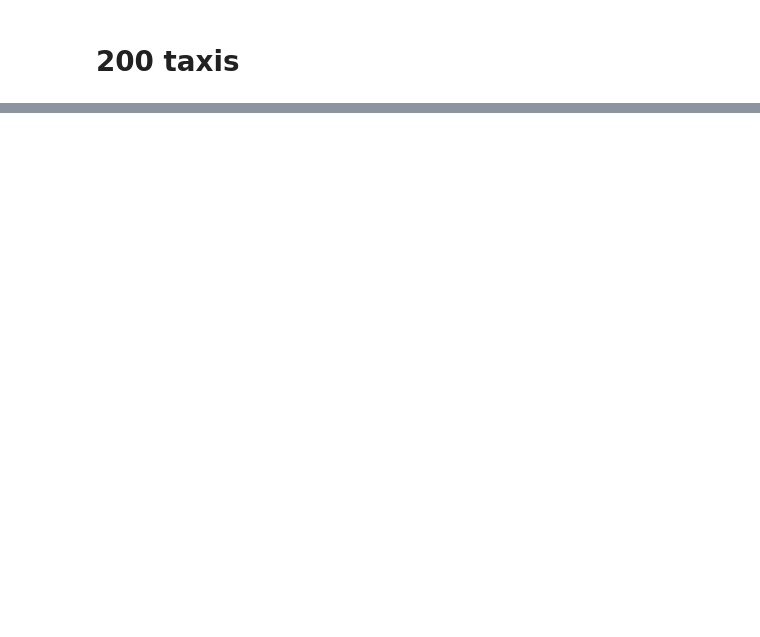
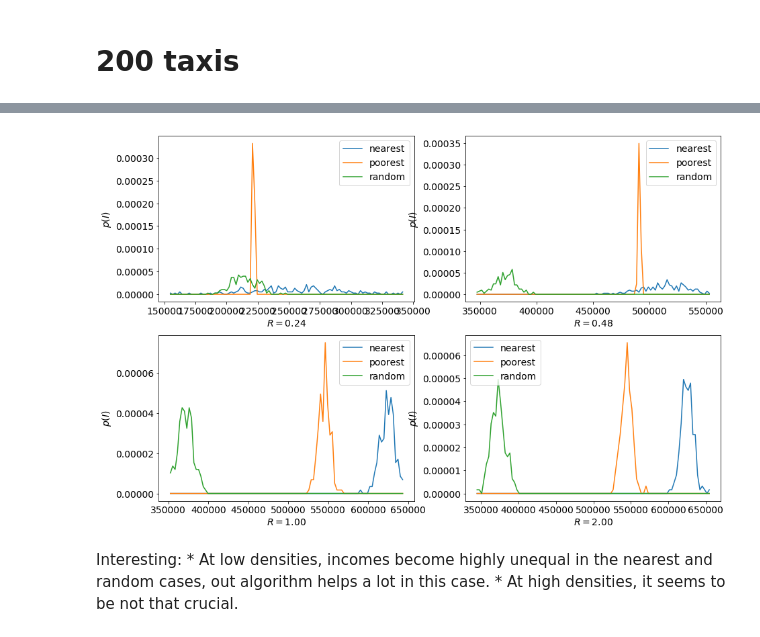
Before and after one commit to bokae/taxi, a Jupyter notebook: result_visualizer.ipynb, the cells around one changed output, grey strips where cells are left out. Drawn from its saved outputs; the diff is of its cells as text; code cells hidden in the pictures; blank space fills up the shorter version.

```diff
--- a/result_visualizer.ipynb
+++ b/result_visualizer.ipynb
@@ -76,0 +143,31 @@ plot_results(run_ids)
+# %%
+def extract_income_distr(k):
+    cols = ["num_taxis","matching","d","R","trip_avg_price"]
+    r1 = pd.Series(json.load(open(data_structure[k]['taxi'])))
+    conf = json.load(open('configs/'+k+'.conf'))
+    conf['R']=round(conf['request_rate']*8/conf['num_taxis'],2)
+    conf['d']=round(np.sqrt(8e6/conf['num_taxis']),0)
+    r2 = pd.Series(conf)
+    return pd.concat([r1,r2])[cols]
+# %%
+df2 = pd.DataFrame([extract_income_distr(k) for k in data_structure if 'fixed_taxi' in k])
+df2['matching'] = df2['matching'].map(algnames)
+df2 = pd.pivot_table(df2,index='R',columns='matching',values='trip_avg_price',aggfunc=lambda x:x)
+# %%
+df2['min']=df2.apply(lambda row: min([min(row[c]) for c in ['nearest','poorest','random']]),axis=1)
+df2['max']=df2.apply(lambda row: max([max(row[c]) for c in ['nearest','poorest','random']]),axis=1)
+# %%
+fig,ax = plt.subplots(nrows=2,ncols=2,figsize=(15,10))
+for i,R in enumerate(df2.index):
+    for c in ['nearest','poorest','random']:
+        y,x = np.histogram(df2.loc[R][c],range=(df2.loc[R]['min'],df2.loc[R]['max']),bins=100,density=True)
+        ax[int(i/2),i%2].plot(x[1:],y,label=c)
+    ax[int(i/2),i%2].legend()
+    ax[int(i/2),i%2].set_ylabel(r'$p(I)$')
+    ax[int(i/2),i%2].set_xlabel(r'$R=%.2f$' % R)
+# %% [output]
+[figure, added]
+# %% [markdown]
+Interesting:
+    * At low densities, incomes become highly unequal in the nearest and random cases, out algorithm helps a lot in this case.
+    * At high densities, it seems to be not that crucial.
```
Also changed, not shown: parts of 16 cells of this notebook.
